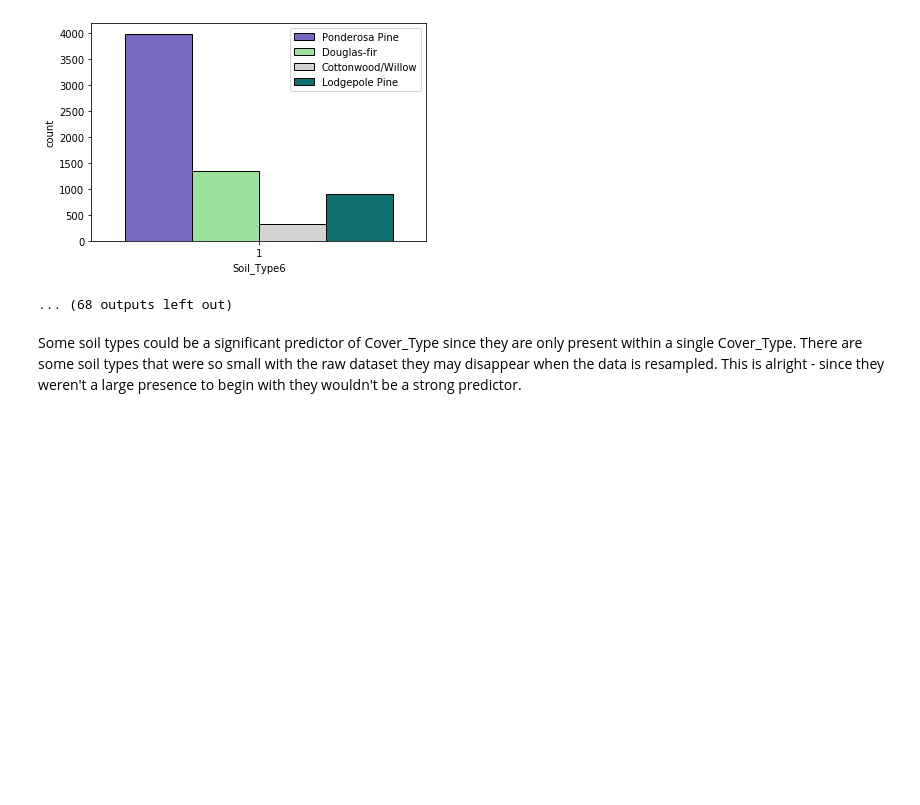
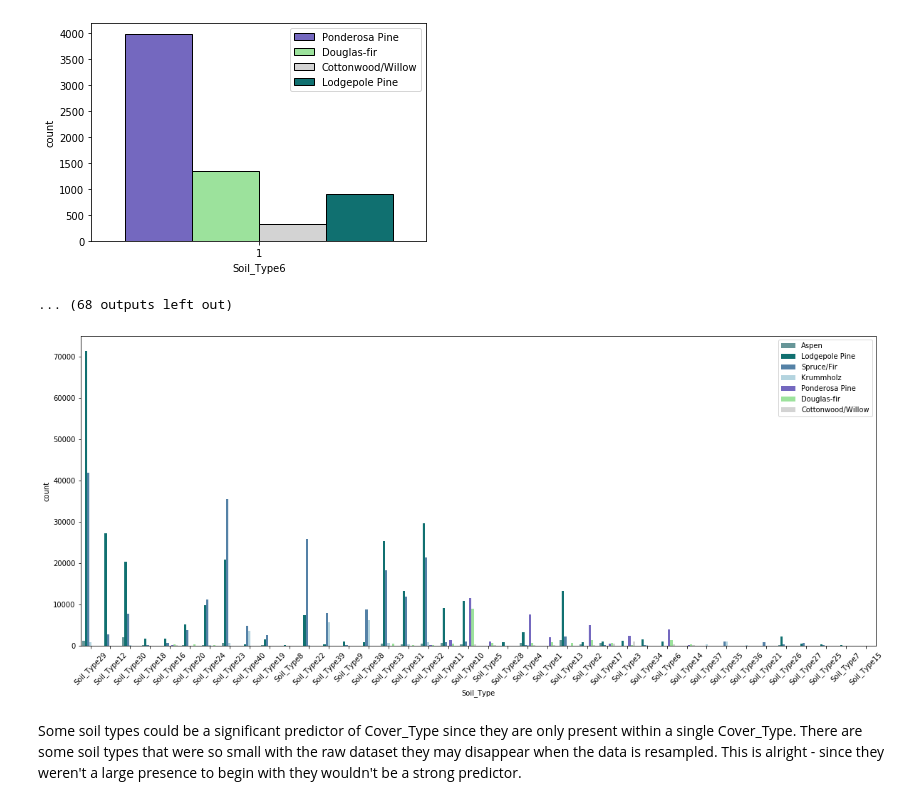
Before and after one commit to laurenliz22/Module_5_Project, a Jupyter notebook: Forest_Cover_v2.ipynb, the cells around one changed output. Drawn from its saved outputs; the diff is of its cells as text; code cells hidden in the pictures; blank space fills up the shorter version.

```diff
--- a/Forest_Cover_v2.ipynb
+++ b/Forest_Cover_v2.ipynb
@@ -340,6 +340,21 @@ Soil_Type5
 Soil_Type6
 [figure]
 ... (68 outputs left out)
+# %%
+#Combine Soil Types into one graph
+def soiltype(item):
+    for soil in data_soil.columns:
+        if item[soil]==1:
+            return soil
+
+data['Soil_Type']=data_soil.apply(soiltype, axis=1)
+plt.figure(figsize=(20,8))
+sns.countplot(x='Soil_Type', hue='Cover_Type_2', data=data, palette=palette)
+plt.xticks(rotation=45)
+plt.legend(loc='upper right')
+plt.show()
+# %% [output]
+[figure, added]
 # %% [markdown]
 Some soil types could be a significant predictor of Cover_Type since they are only present within a single Cover_Type.  There are some soil types that were so small with the raw dataset they may disappear when the data is resampled.  This is alright - since they weren't a large presence to begin with they wouldn't be a strong predictor.
 # %%
```
Also changed, not shown: parts of 12 cells of this notebook.
